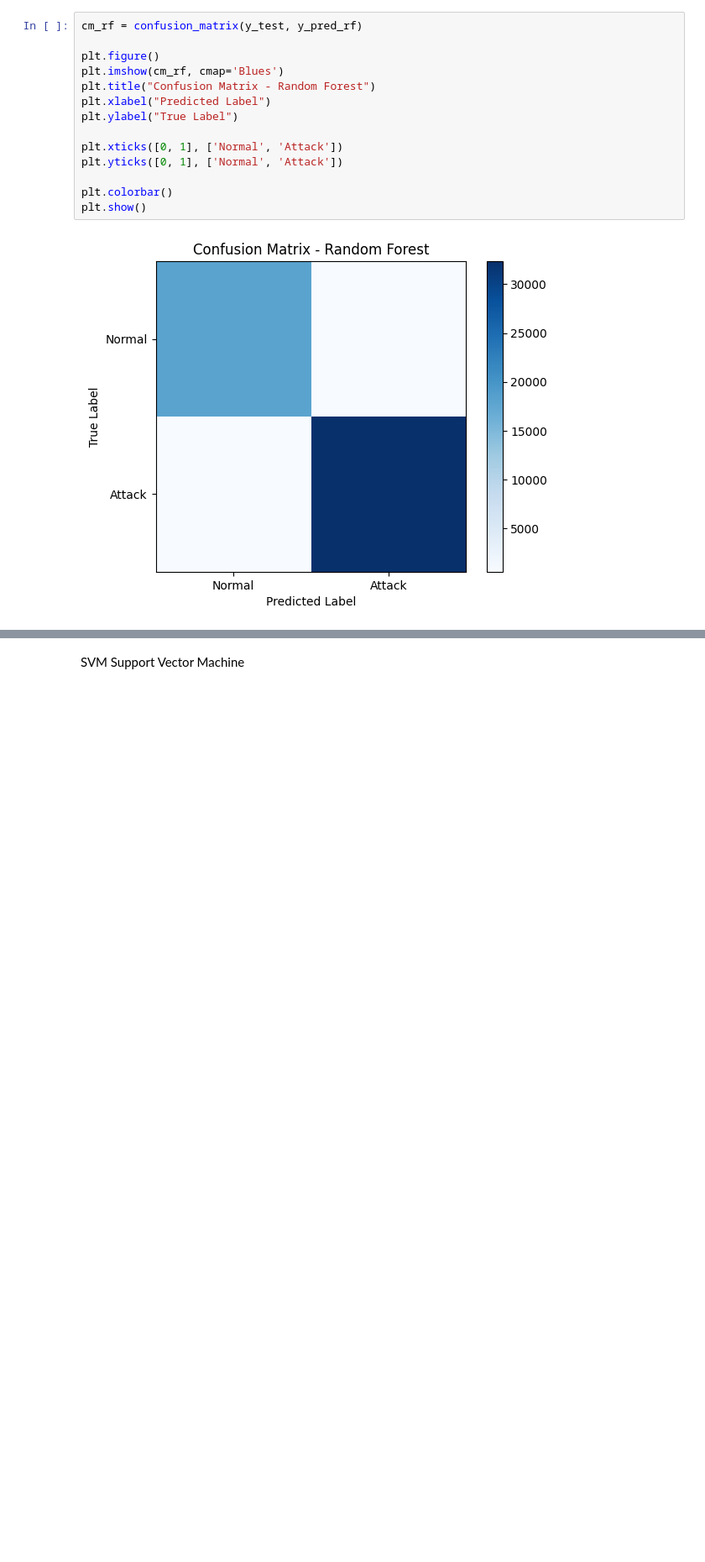
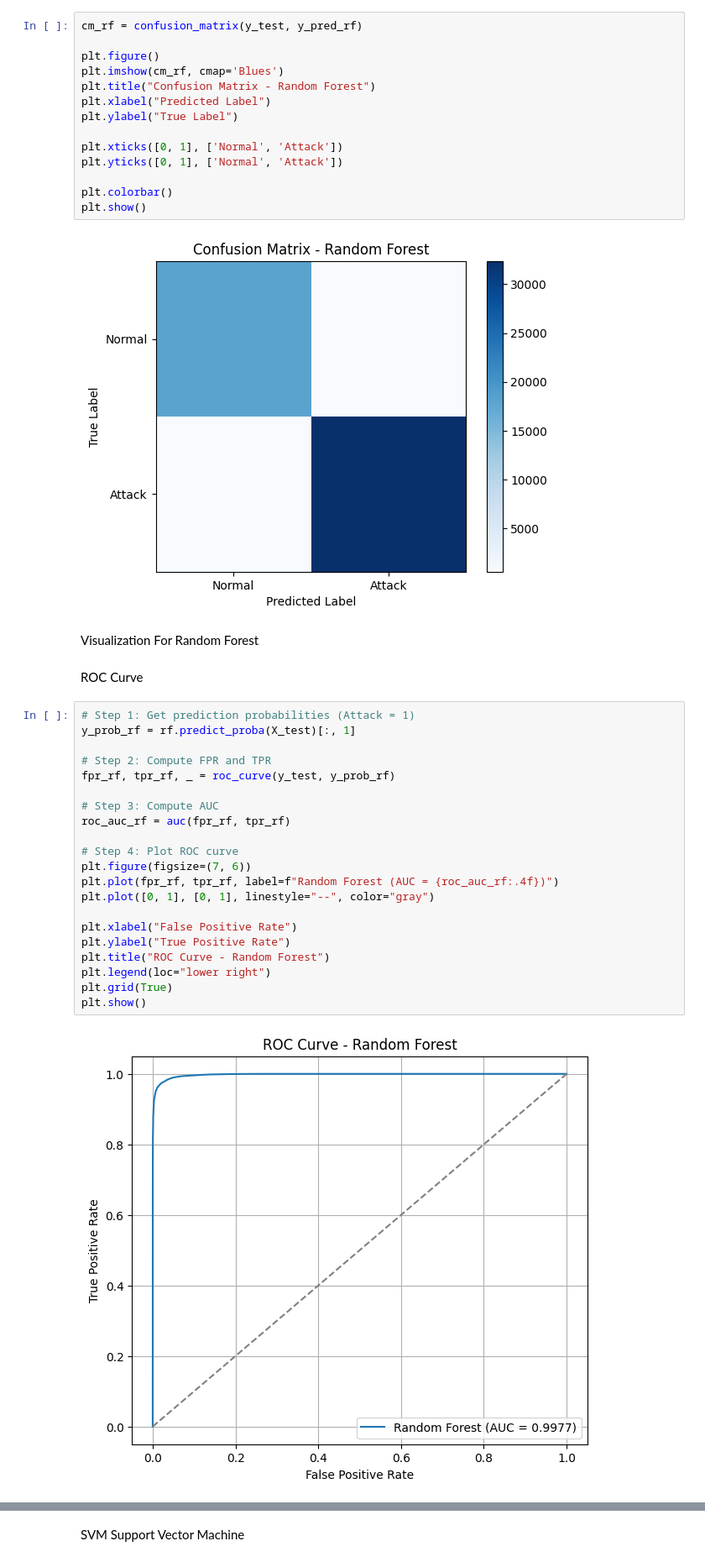
Before and after one commit to SashankGhimire/AI_CW, a Jupyter notebook: AI_CW.ipynb, the cells around one changed output, grey strips where cells are left out. Shown at 84% size. Cells and saved outputs as stored; diff of their text form; blank space fills up the shorter version.

```diff
--- a/AI_CW.ipynb
+++ b/AI_CW.ipynb
@@ -193,3 +267,30 @@ plt.colorbar()
 plt.show()
 # %% [output]
 [figure]
+# %% [markdown]
+Visualization For Random Forest
+# %% [markdown]
+ROC Curve
+# %%
+# Step 1: Get prediction probabilities (Attack = 1)
+y_prob_rf = rf.predict_proba(X_test)[:, 1]
+
+# Step 2: Compute FPR and TPR
+fpr_rf, tpr_rf, _ = roc_curve(y_test, y_prob_rf)
+
+# Step 3: Compute AUC
+roc_auc_rf = auc(fpr_rf, tpr_rf)
+
+# Step 4: Plot ROC curve
+plt.figure(figsize=(7, 6))
+plt.plot(fpr_rf, tpr_rf, label=f"Random Forest (AUC = {roc_auc_rf:.4f})")
+plt.plot([0, 1], [0, 1], linestyle="--", color="gray")
+
+plt.xlabel("False Positive Rate")
+plt.ylabel("True Positive Rate")
+plt.title("ROC Curve - Random Forest")
+plt.legend(loc="lower right")
+plt.grid(True)
+plt.show()
+# %% [output]
+[figure, added]
```
Also changed, not shown: parts of 27 cells of this notebook.
